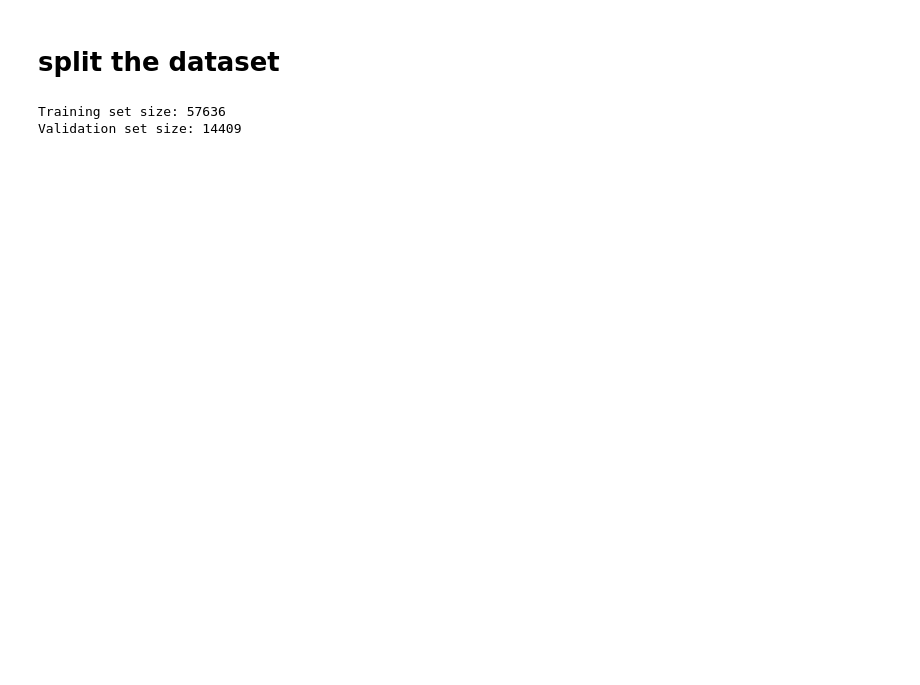
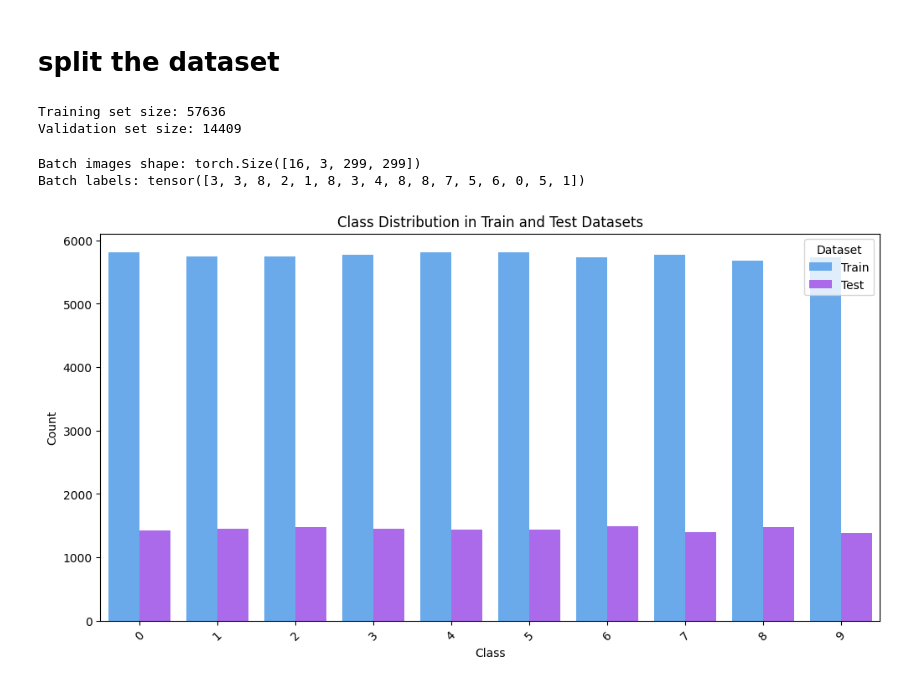
Before and after one commit to maruf-102/Bangla_digit_classification, a Jupyter notebook: bangla_digit-classifier.ipynb, the cells around one changed output. Saved outputs shown, nothing was run; the diff lists cells and outputs as text; code cells hidden in the pictures; blank space fills up the shorter version.

```diff
--- a/bangla_digit-classifier.ipynb
+++ b/bangla_digit-classifier.ipynb
@@ -295,0 +320,39 @@ Validation set size: 14409
+# %%
+for images, labels in train_loader:
+    print(f"Batch images shape: {images.shape}")
+    print(f"Batch labels: {labels}")
+    break
+# %% [output]
+Batch images shape: torch.Size([16, 3, 299, 299])
+Batch labels: tensor([3, 3, 8, 2, 1, 8, 3, 4, 8, 8, 7, 5, 6, 0, 5, 1])
+# %%
+def get_labels(dataloader):
+    labels = []
+    for _, label in dataloader:
+        labels.extend(label.numpy())
+    return labels
+
+train_labels = get_labels(train_loader)
+test_labels = get_labels(valid_loader)
+
+train_class_counts = Counter(train_labels)
+test_class_counts = Counter(test_labels)
+
+train_df = pd.DataFrame(train_class_counts.items(), columns=['Class', 'Count'])
+test_df = pd.DataFrame(test_class_counts.items(), columns=['Class', 'Count'])
+
+train_df['Dataset'] = 'Train'
+test_df['Dataset'] = 'Test'
+
+combined_df = pd.concat([train_df, test_df])
+
+plt.figure(figsize=(12, 6))
+sns.barplot(data=combined_df, x='Class', y='Count', hue='Dataset', palette='cool')
+plt.title('Class Distribution in Train and Test Datasets')
+plt.xlabel('Class')
+plt.ylabel('Count')
+plt.legend(title='Dataset')
+plt.xticks(rotation=45)
+plt.show()
+# %% [output]
+[figure, added]
```
Also changed, not shown: parts of 16 cells of this notebook.
